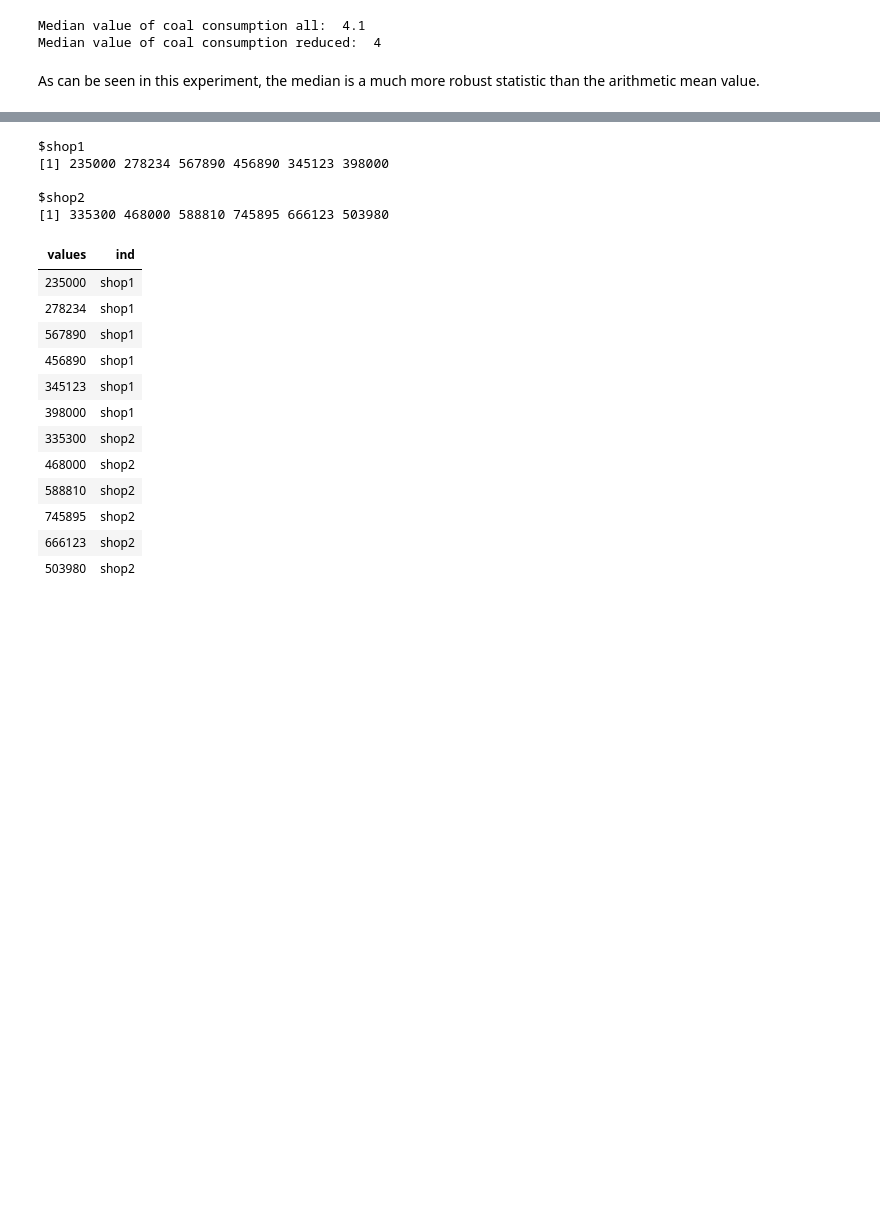
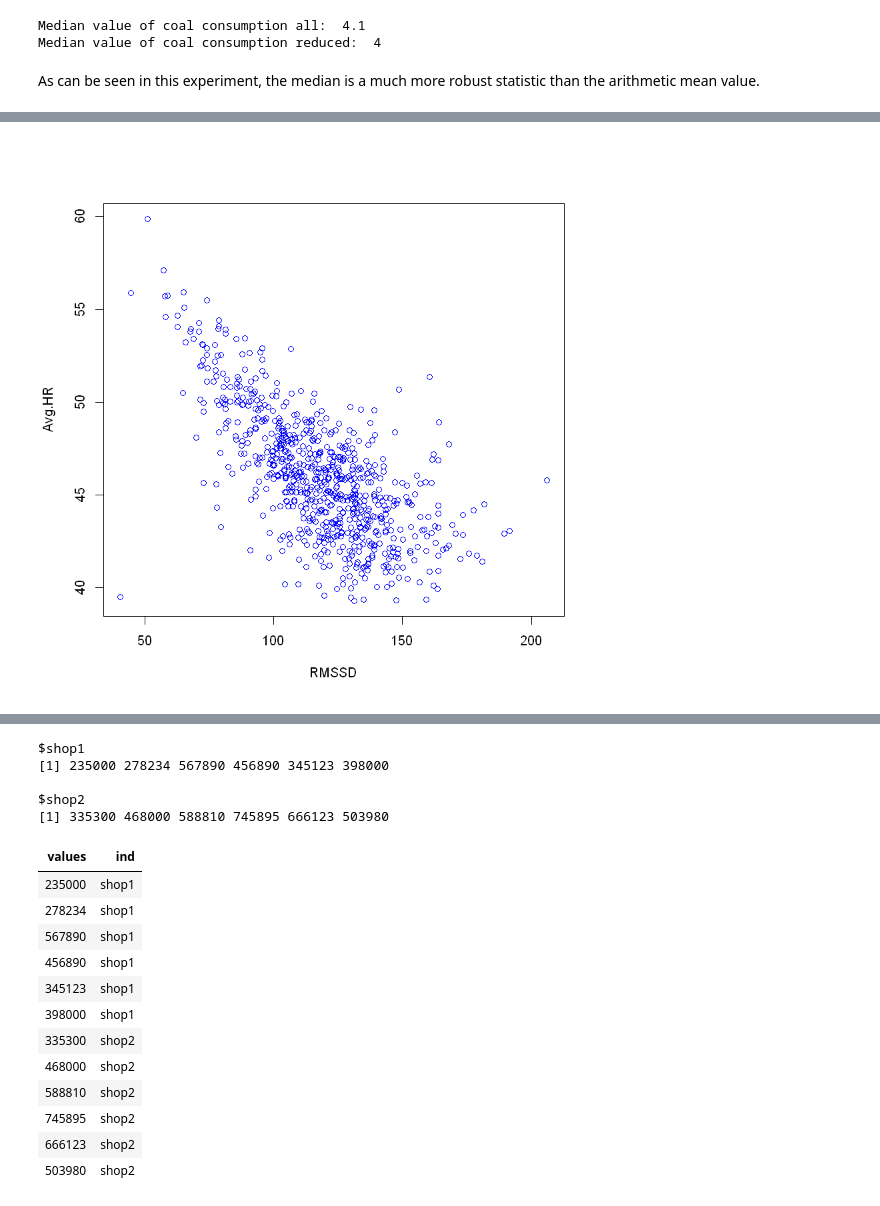
Before and after one commit to Mirza0602/Python, a Jupyter notebook: R/Lecture/11ExerciseSolutionsR.ipynb, the cells around one changed output, grey strips where cells are left out. Saved outputs shown, nothing was run; the diff lists cells and outputs as text; code cells hidden in the pictures; blank space fills up the shorter version.

```diff
--- a/R/Lecture/11ExerciseSolutionsR.ipynb
+++ b/R/Lecture/11ExerciseSolutionsR.ipynb
@@ -255,0 +333,4 @@ As can be seen in this experiment, the median is a much more robust statistic th
+# %%
+plot(hrvData$Avg..HR~hrvData$RMSSD,xlab="RMSSD",ylab="Avg.HR",col="blue")
+# %% [output]
+[figure, added]
```
Also changed, not shown: parts of 16 cells of this notebook, 6 other files.
